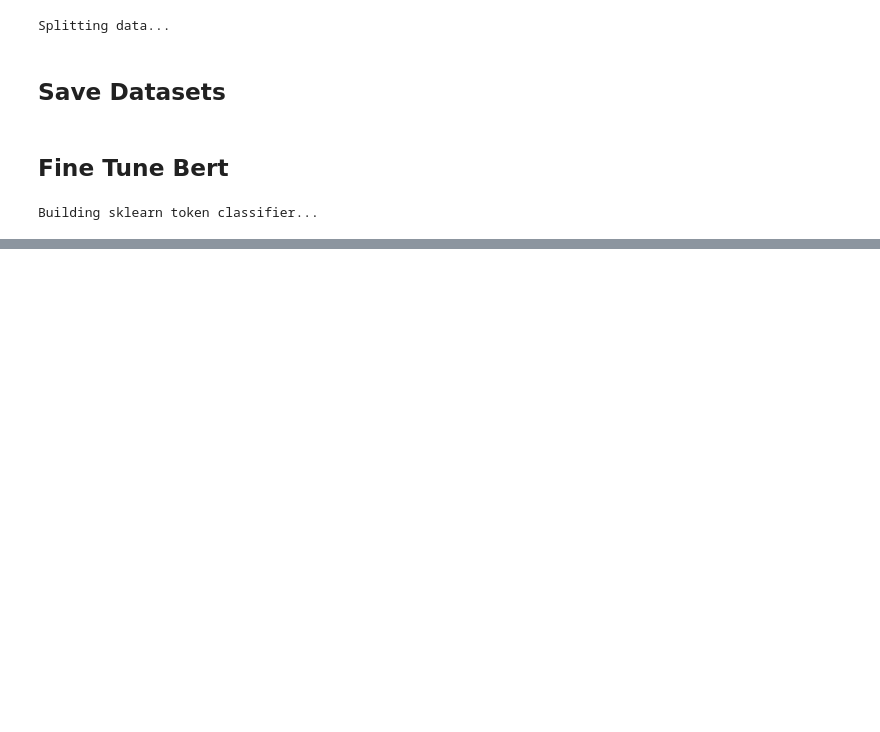
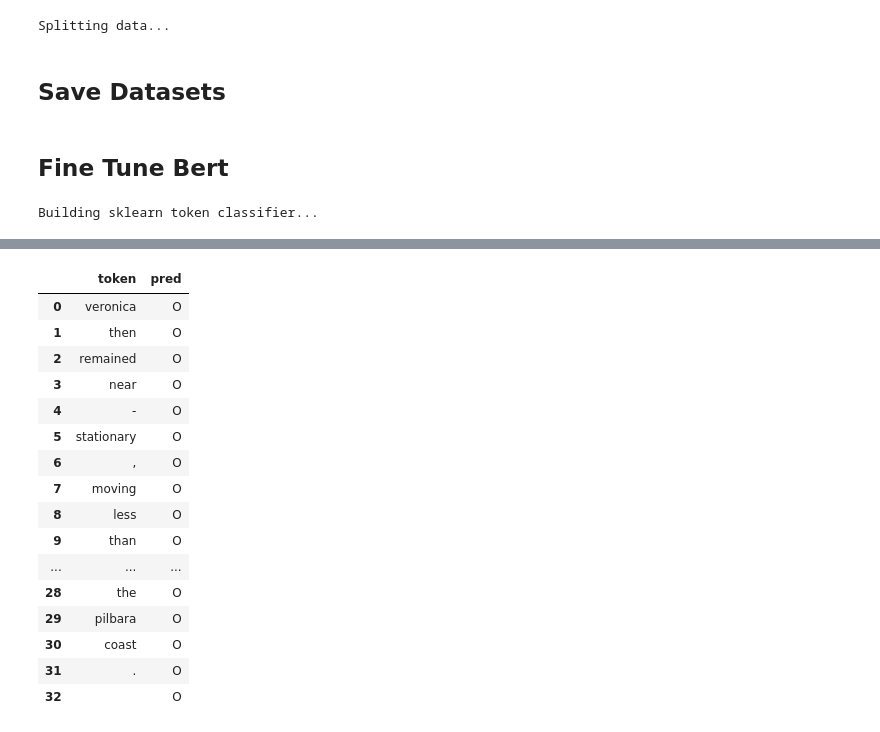
Before and after one commit to ozanzgur/kaggle_coleridge_initiative, a Jupyter notebook: exp04-bert_ner.ipynb, the cells around one changed output, grey strips where cells are left out. Saved outputs shown, nothing was run; the diff lists cells and outputs as text; code cells hidden in the pictures; blank space fills up the shorter version.

```diff
--- a/exp04-bert_ner.ipynb
+++ b/exp04-bert_ner.ipynb
@@ -564,2 +562,26 @@ pd.DataFrame({'token': val_sents[ex_i], 'pred':val_preds[ex_i]})
 | 21 | . | O |
 | 22 |  | O |
+# %%
+#ex_sent = val_sents[101]
+ex_sent = neg_sentences_processed[10]
+ex_pred = model.predict([ex_sent])
+
+pd.DataFrame({'token': ex_sent, 'pred':ex_pred[0]})
+# %% [output]
+|  | token | pred |
+| 0 | veronica | O |
+| 1 | then | O |
+| 2 | remained | O |
+| 3 | near | O |
+| 4 | - | O |
+| 5 | stationary | O |
+| 6 | , | O |
+| 7 | moving | O |
+| 8 | less | O |
+| 9 | than | O |
+| ... | ... | ... |
+| 28 | the | O |
+| 29 | pilbara | O |
+| 30 | coast | O |
+| 31 | . | O |
+| 32 |  | O |
```
Also changed, not shown: parts of 10 cells of this notebook, 2 other files.
